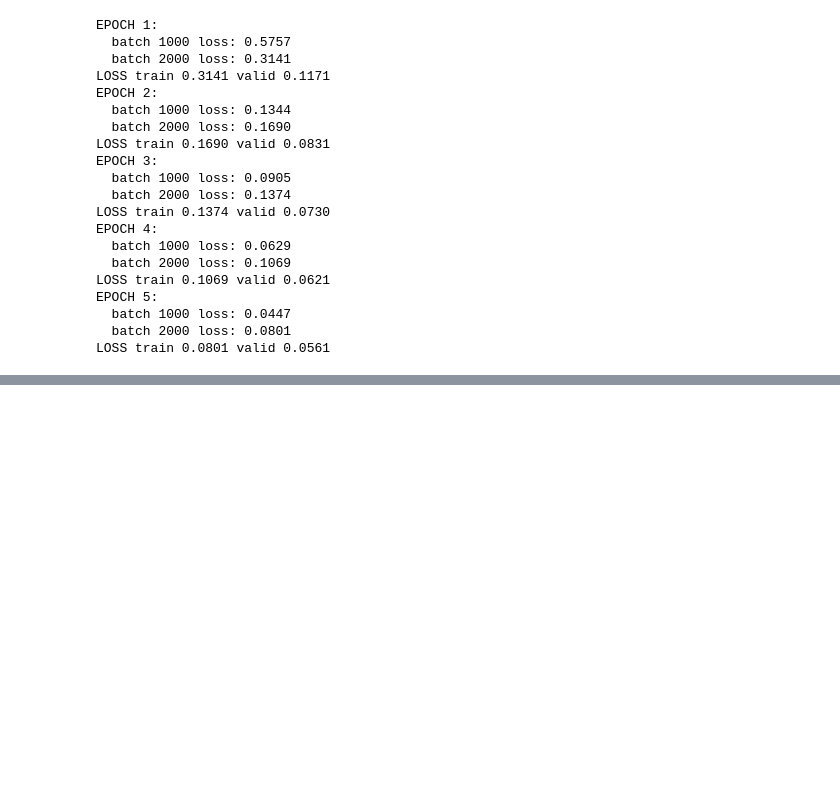
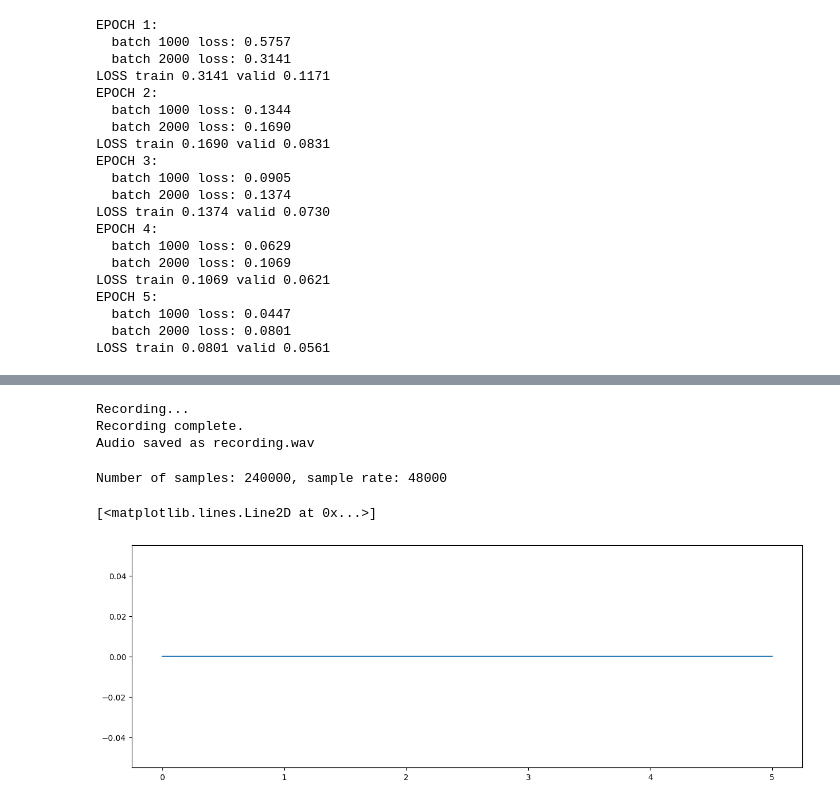
Before and after one commit to Gaitch/voice_mf_classification, a Jupyter notebook: dev/prototype.ipynb, the cells around one changed output, grey strips where cells are left out. Saved outputs shown, nothing was run; the diff lists cells and outputs as text; code cells hidden in the pictures; blank space fills up the shorter version.

Commit message:
[FEAT] add audio recording

```diff
--- a/dev/prototype.ipynb
+++ b/dev/prototype.ipynb
@@ -508,0 +548,57 @@ LOSS train 0.0801 valid 0.0561
+# %%
+import pyaudio
+import wave
+
+def record_audio_pyaudio(filename='recording.wav', duration=5, sample_rate=48000, device_index=0):
+    chunk = 1024  # Number of frames per buffer
+    format = pyaudio.paInt16  # 16-bit audio format
+    channels = 1  # Mono
+    rate = sample_rate  # Sample rate
+
+    p = pyaudio.PyAudio()
+    stream = p.open(format=format,
+                    channels=channels,
+                    rate=rate,
+                    input=True,
+                    frames_per_buffer=chunk,
+                    input_device_index=device_index)  # Set the correct device index
+
+    print("Recording...")
+    frames = []
+
+    for _ in range(0, int(rate / chunk * duration)):
+        data = stream.read(chunk)
+        frames.append(data)
+
+    print("Recording complete.")
+    stream.stop_stream()
+    stream.close()
+    p.terminate()
+
+    wf = wave.open(filename, 'wb')
+    wf.setnchannels(channels)
+    wf.setsampwidth(p.get_sample_size(format))
+    wf.setframerate(rate)
+    wf.writeframes(b''.join(frames))
+    wf.close()
+    print(f"Audio saved as {filename}")
+
+# Usage example
+record_audio_pyaudio(duration=5, device_index=0)  # Replace `device_index` with the correct index
+# %% [output]
+Recording...
+Recording complete.
+Audio saved as recording.wav
+# %%
+# import soundfile as sf
+audio_data, sample_rate = librosa.load('test.wav', sr=None)
+print(f"Number of samples: {len(audio_data)}, sample rate: {sample_rate}")
+
+# plot the audio signal
+t = np.linspace(0, len(audio_data)/sample_rate, len(audio_data))
+plt.figure(figsize=(15, 5))
+plt.plot(t, audio_data)
+# %% [output]
+Number of samples: 240000, sample rate: 48000
+[<matplotlib.lines.Line2D at 0x...>]
+[figure, added]
```
Also changed, not shown: parts of 8 cells of this notebook.
